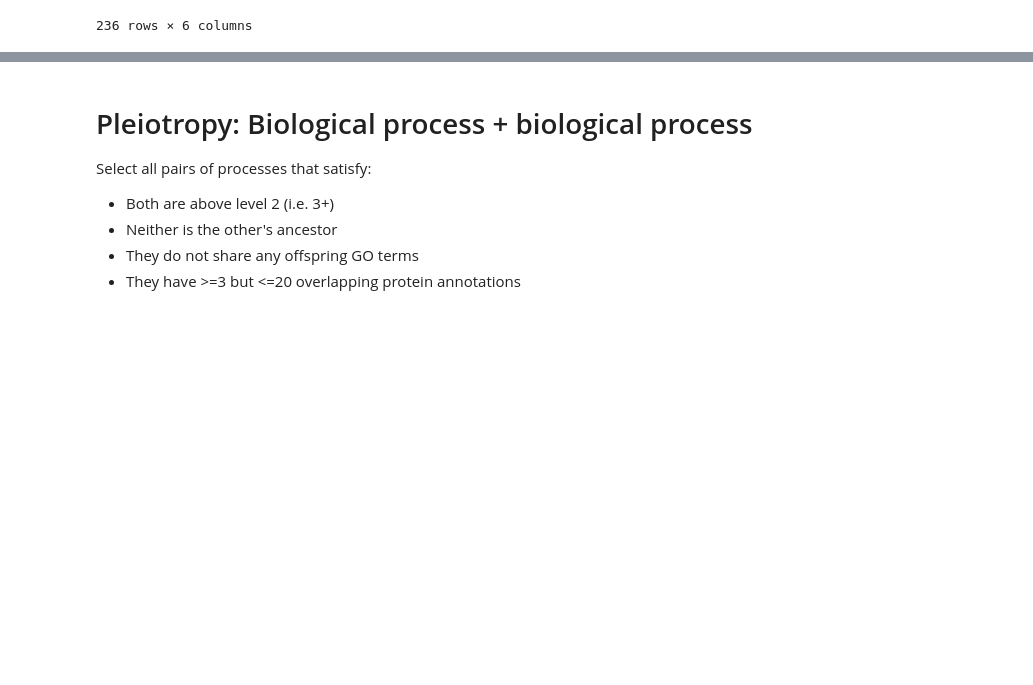
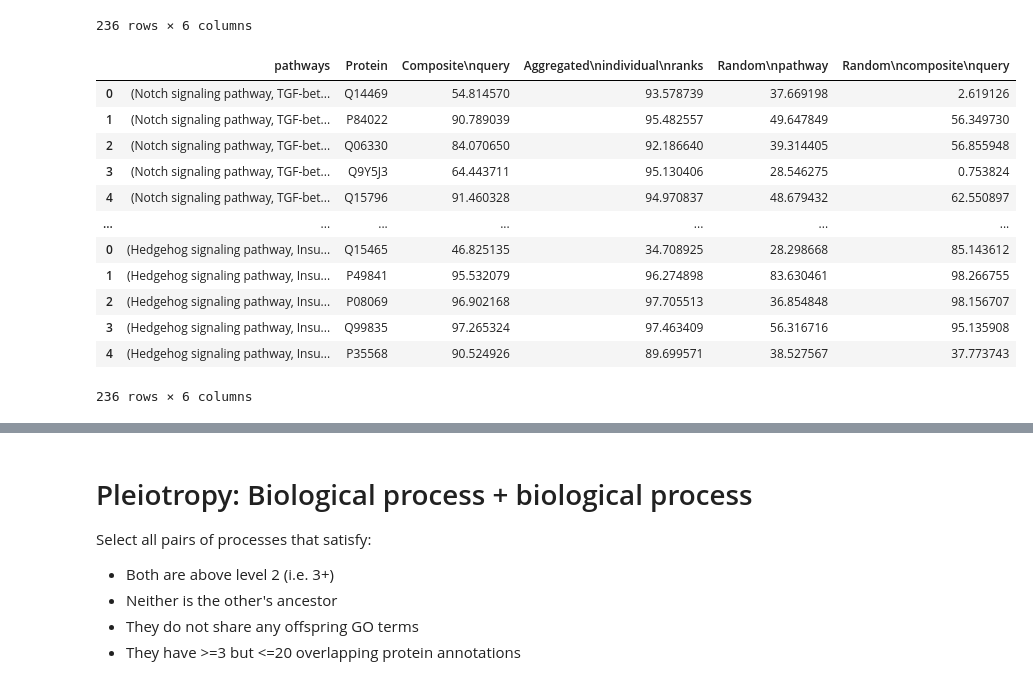
Before and after one commit to mims-harvard/ProCyon, a Jupyter notebook: examples/paper_analyses/composition_retrieval.ipynb, the cells around one changed output, grey strips where cells are left out. Cells and saved outputs as stored; diff of their text form; code cells hidden in the pictures; blank space fills up the shorter version.

```diff
--- a/examples/paper_analyses/composition_retrieval.ipynb
+++ b/examples/paper_analyses/composition_retrieval.ipynb
@@ -562,3 +892,38 @@ temp
 | 3 | (Hedgehog signaling pathway, Insu... | P08069 | 92.673600 | 87.638935 | 26.158248 | 22.636734 |
 | 4 | (Hedgehog signaling pathway, Insu... | Q99835 | 95.710906 | 90.326841 | 7.210851 | 64.958182 |
 236 rows × 6 columns
+# %%
+protst_df = pd.DataFrame()
+for pathways, df in protst_all_plot_data_among_all.items():
+    df["pathways"] = [pathways] * df.shape[0]
+    protst_df = pd.concat([
+        protst_df,
+        df[[
+            "pathways",
+            "Protein",
+            "Composite\n(geom)",
+            "Control:\nGeom\nindividual",
+            "Control:\nRandom\npathway",
+            "Control:\nRandom\ncomposition\n(geom)",
+        ]].rename(columns={
+            "Composite\n(geom)":"Composite\nquery",
+            "Control:\nGeom\nindividual":"Aggregated\nindividual\nranks",
+            "Control:\nRandom\ncomposition\n(geom)":"Random\ncomposite\nquery",
+            "Control:\nRandom\npathway":"Random\npathway",
+        })
+    ])
+protst_df
+# %% [output]
+|  | pathways | Protein | Composite\nquery | Aggregated\nindividual\nranks | Random\npathway | Random\ncomposite\nquery |
+| 0 | (Notch signaling pathway, TGF-bet... | Q14469 | 54.814570 | 93.578739 | 37.669198 | 2.619126 |
+| 1 | (Notch signaling pathway, TGF-bet... | P84022 | 90.789039 | 95.482557 | 49.647849 | 56.349730 |
+| 2 | (Notch signaling pathway, TGF-bet... | Q06330 | 84.070650 | 92.186640 | 39.314405 | 56.855948 |
+| 3 | (Notch signaling pathway, TGF-bet... | Q9Y5J3 | 64.443711 | 95.130406 | 28.546275 | 0.753824 |
+| 4 | (Notch signaling pathway, TGF-bet... | Q15796 | 91.460328 | 94.970837 | 48.679432 | 62.550897 |
+| ... | ... | ... | ... | ... | ... | ... |
+| 0 | (Hedgehog signaling pathway, Insu... | Q15465 | 46.825135 | 34.708925 | 28.298668 | 85.143612 |
+| 1 | (Hedgehog signaling pathway, Insu... | P49841 | 95.532079 | 96.274898 | 83.630461 | 98.266755 |
+| 2 | (Hedgehog signaling pathway, Insu... | P08069 | 96.902168 | 97.705513 | 36.854848 | 98.156707 |
+| 3 | (Hedgehog signaling pathway, Insu... | Q99835 | 97.265324 | 97.463409 | 56.316716 | 95.135908 |
+| 4 | (Hedgehog signaling pathway, Insu... | P35568 | 90.524926 | 89.699571 | 38.527567 | 37.773743 |
+236 rows × 6 columns
```
Also changed, not shown: parts of 38 cells of this notebook, 1 other file.
